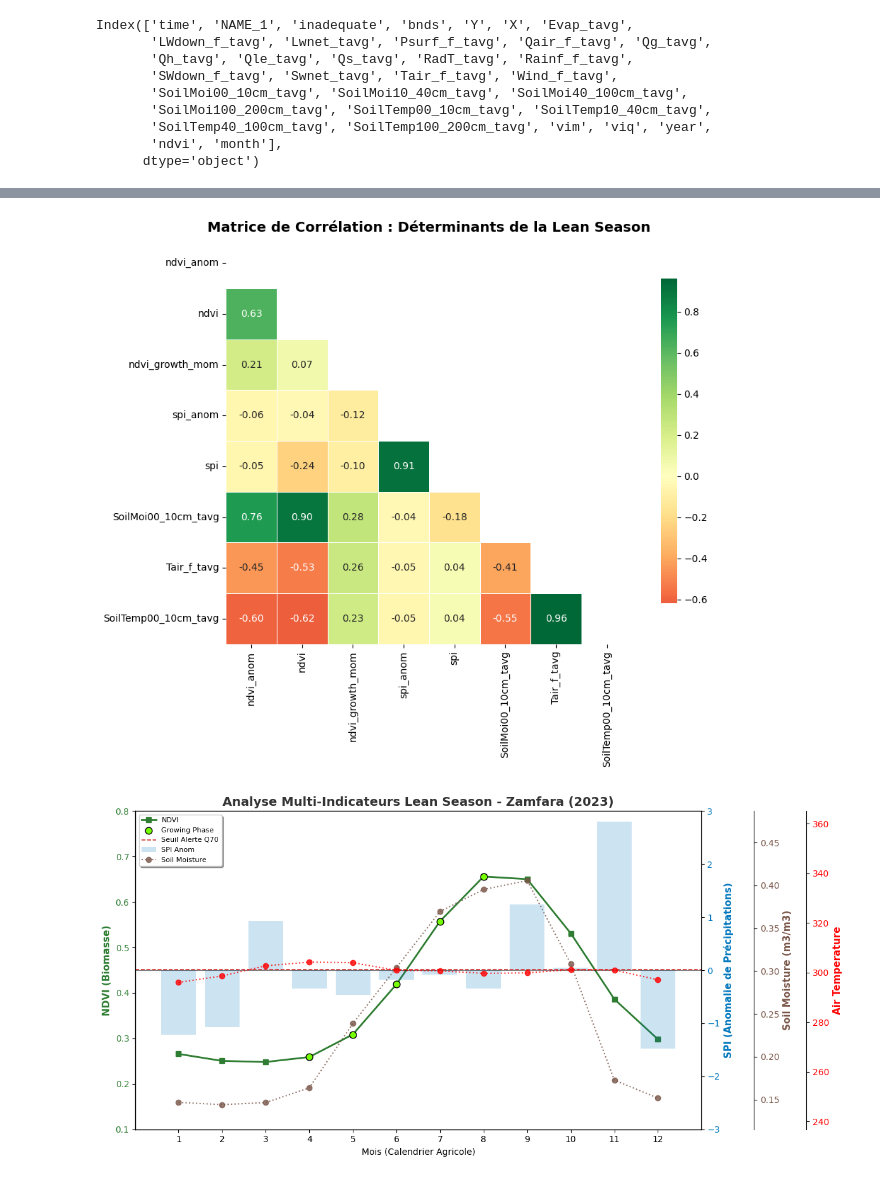
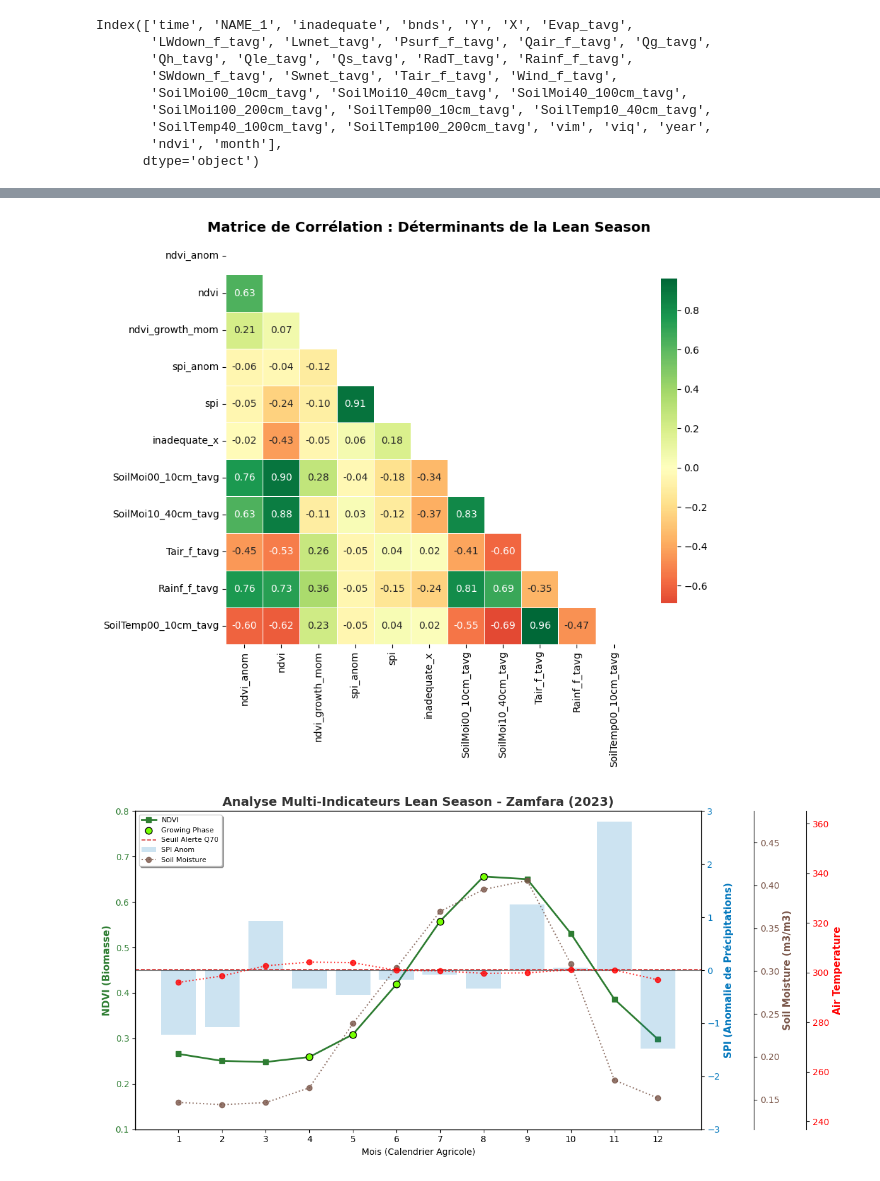
Before and after one commit to tnourlyn/Projet-de-Statapp---WFP-, a Jupyter notebook: Lean_season.ipynb, the cells around one changed output, grey strips where cells are left out. Drawn from its saved outputs; the diff is of its cells as text; code cells hidden in the pictures.

```diff
--- a/Lean_season.ipynb
+++ b/Lean_season.ipynb
@@ -1216,7 +1204,7 @@ Index(['time', 'NAME_1', 'inadequate', 'bnds', 'Y', 'X', 'Evap_tavg',
       dtype='object')
 # %%
 # On sélectionne les colonnes de fusion ET la donnée cible
-soil_temp_data = df[["NAME_1", "year", "month", "SoilMoi00_10cm_tavg","SoilTemp00_10cm_tavg","Tair_f_tavg"]]
+soil_temp_data = df[["NAME_1", "year", "month",'inadequate', "SoilMoi00_10cm_tavg","SoilMoi10_40cm_tavg","SoilTemp00_10cm_tavg","Tair_f_tavg","Rainf_f_tavg"]]
 
 # On fusionne proprement
 summary_lean_season_yearly = summary_lean_season_yearly.merge(
@@ -1242,35 +1230,35 @@ summary_lean_season_yearly.head(10)
 import seaborn as sns
 import matplotlib.pyplot as plt
 
 # 1. Sélection des variables clés
 # On s'assure que SoilMoi00_10cm_tavg est bien présent dans summary_lean_season_yearly
-cols_for_corr = ['ndvi_anom','ndvi', 'ndvi_growth_mom', 'spi_anom','spi', 'SoilMoi00_10cm_tavg','Tair_f_tavg','SoilTemp00_10cm_tavg']
+cols_for_corr = ['ndvi_anom','ndvi', 'ndvi_growth_mom', 'spi_anom','spi','inadequate_x','SoilMoi00_10cm_tavg','SoilMoi10_40cm_tavg','Tair_f_tavg','Rainf_f_tavg','SoilTemp00_10cm_tavg']
 
 # 2. Calcul de la matrice (Pearson par défaut)
 # On utilise .dropna() pour ignorer les mois sans croissance (ex: Janvier)
 corr_matrix = summary_lean_season_yearly[cols_for_corr].dropna().corr()
 
 # 3. Création de la Heatmap
 plt.figure(figsize=(10, 8))
 
 # Masque pour ne voir que la partie inférieure (évite la répétition en miroir)
 mask = np.triu(np.ones_like(corr_matrix, dtype=bool))
 
 sns.heatmap(corr_matrix,
             mask=mask,
             annot=True,          # Affiche les valeurs de corrélation
             fmt=".2f",           # 2 décimales
             cmap='RdYlGn',       # Rouge (Négatif), Jaune (Neutre), Vert (Positif)
             center=0,
             square=True,
             linewidths=.5,
             cbar_kws={"shrink": .8})
 
 plt.title('Matrice de Corrélation : Déterminants de la Lean Season', fontsize=14, fontweight='bold')
 plt.tight_layout()
 plt.show()
 # %% [output]
-[figure, old version]
+[figure, new version]
 # %%
 import matplotlib.pyplot as plt
 import seaborn as sns
```
Also changed, not shown: parts of 6 cells of this notebook.
